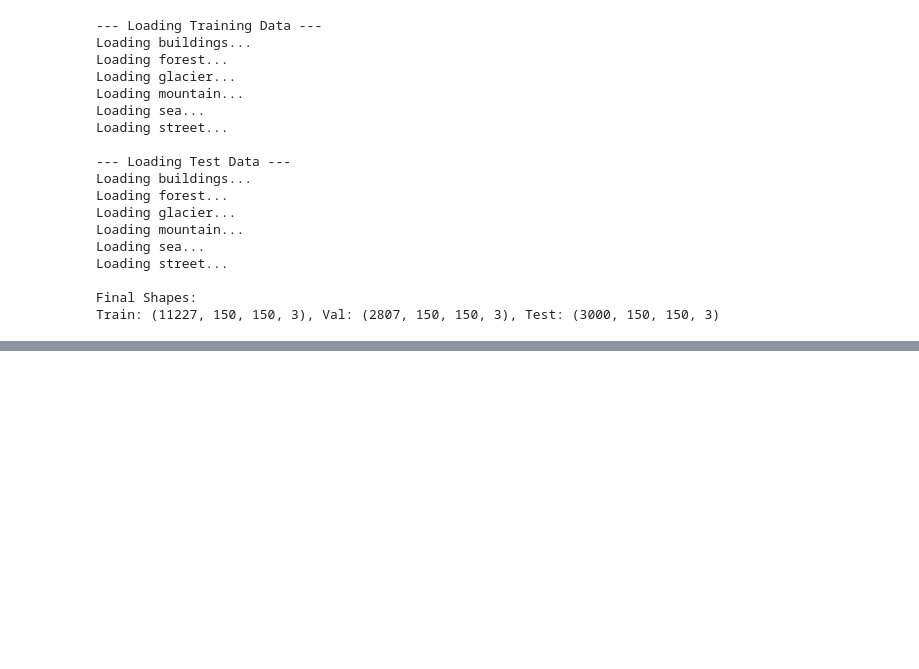
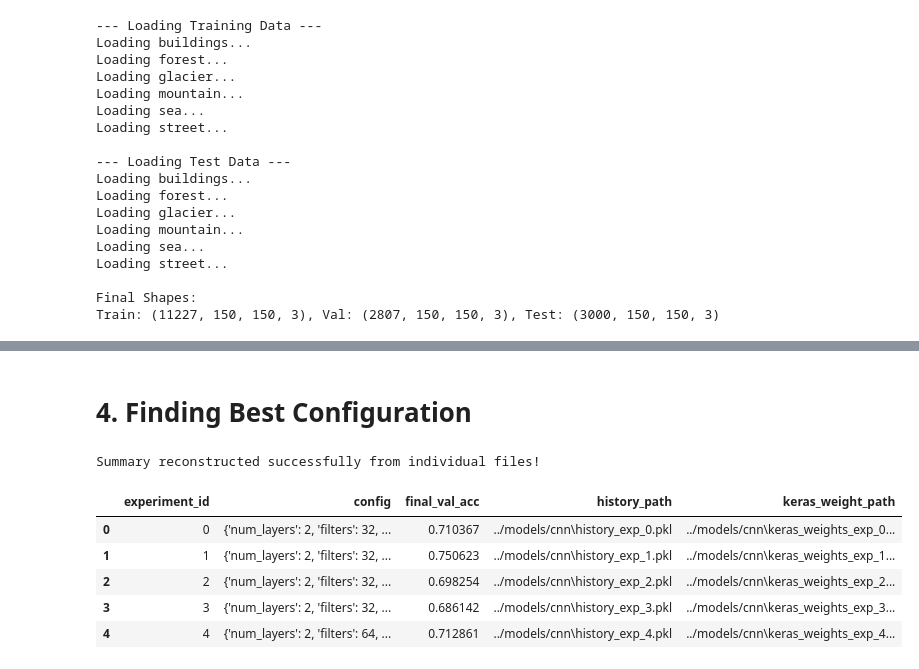
Before and after one commit to Rusmn/ML-Tubes-2_RecursiveLearnaholic, a Jupyter notebook: notebooks/intel_image_classification.ipynb, the cells around one changed output, grey strips where cells are left out. Saved outputs shown, nothing was run; the diff lists cells and outputs as text; code cells hidden in the pictures; blank space fills up the shorter version.

```diff
--- a/notebooks/intel_image_classification.ipynb
+++ b/notebooks/intel_image_classification.ipynb
@@ -285,0 +327,44 @@ Epoch 2/10
+# %% [markdown]
+# 4. Finding Best Configuration
+# %%
+BASE_SAVE_PATH = "../models/cnn"
+final_results = []
+
+# Re-scan for all 16 experiments
+for i in range(16):
+    history_file = f"history_exp_{i}.pkl"
+    weight_file = f"keras_weights_exp_{i}.npy"
+
+    hist_path = os.path.join(BASE_SAVE_PATH, history_file)
+    weight_path = os.path.join(BASE_SAVE_PATH, weight_file)
+
+    if os.path.exists(hist_path):
+        with open(hist_path, "rb") as f:
+            history_data = pickle.load(f)
+
+        # We can reconstruct the config based on your keras_experiments_configs list
+        # which should still be in your memory from the previous cells
+        entry = {
+            'experiment_id': i,
+            'config': keras_experiments_configs[i],
+            # Use the last validation accuracy as a placeholder or recalculate if needed
+            'final_val_acc': history_data['val_accuracy'][-1],
+            'history_path': hist_path,
+            'keras_weight_path': weight_path
+        }
+        final_results.append(entry)
+
+# Create a clean, synchronized summary
+df_final_summary = pd.DataFrame(final_results)
+df_final_summary.to_csv(os.path.join(BASE_SAVE_PATH, "keras_experiment_summary_CLEAN.csv"), index=False)
+
+print("Summary reconstructed successfully from individual files!")
+display(df_final_summary.head())
+# %% [output]
+Summary reconstructed successfully from individual files!
+|  | experiment_id | config | final_val_acc | history_path | keras_weight_path |
+| 0 | 0 | {'num_layers': 2, 'filters': 32, ... | 0.710367 | ../models/cnn\history_exp_0.pkl | ../models/cnn\keras_weights_exp_0... |
+| 1 | 1 | {'num_layers': 2, 'filters': 32, ... | 0.750623 | ../models/cnn\history_exp_1.pkl | ../models/cnn\keras_weights_exp_1... |
+| 2 | 2 | {'num_layers': 2, 'filters': 32, ... | 0.698254 | ../models/cnn\history_exp_2.pkl | ../models/cnn\keras_weights_exp_2... |
+| 3 | 3 | {'num_layers': 2, 'filters': 32, ... | 0.686142 | ../models/cnn\history_exp_3.pkl | ../models/cnn\keras_weights_exp_3... |
+| 4 | 4 | {'num_layers': 2, 'filters': 64, ... | 0.712861 | ../models/cnn\history_exp_4.pkl | ../models/cnn\keras_weights_exp_4... |
```
Also changed, not shown: parts of 16 cells of this notebook, 2 other files.
